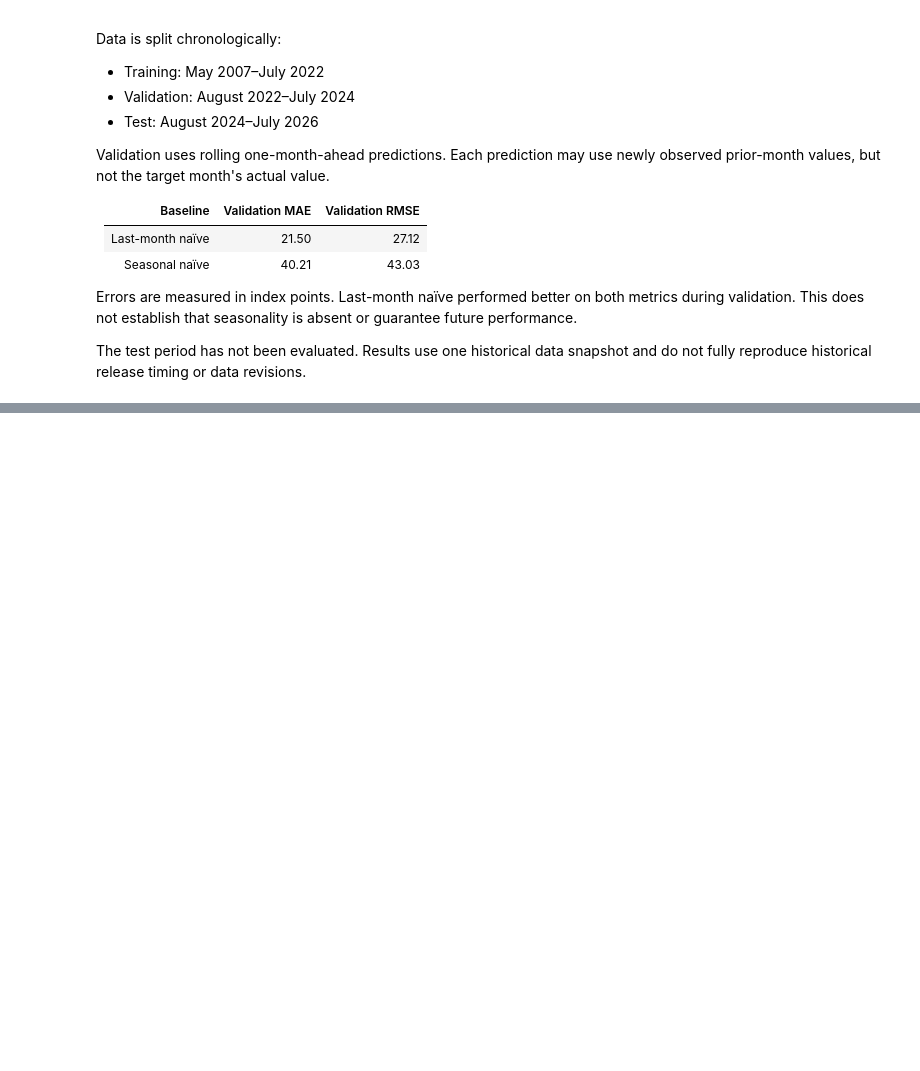
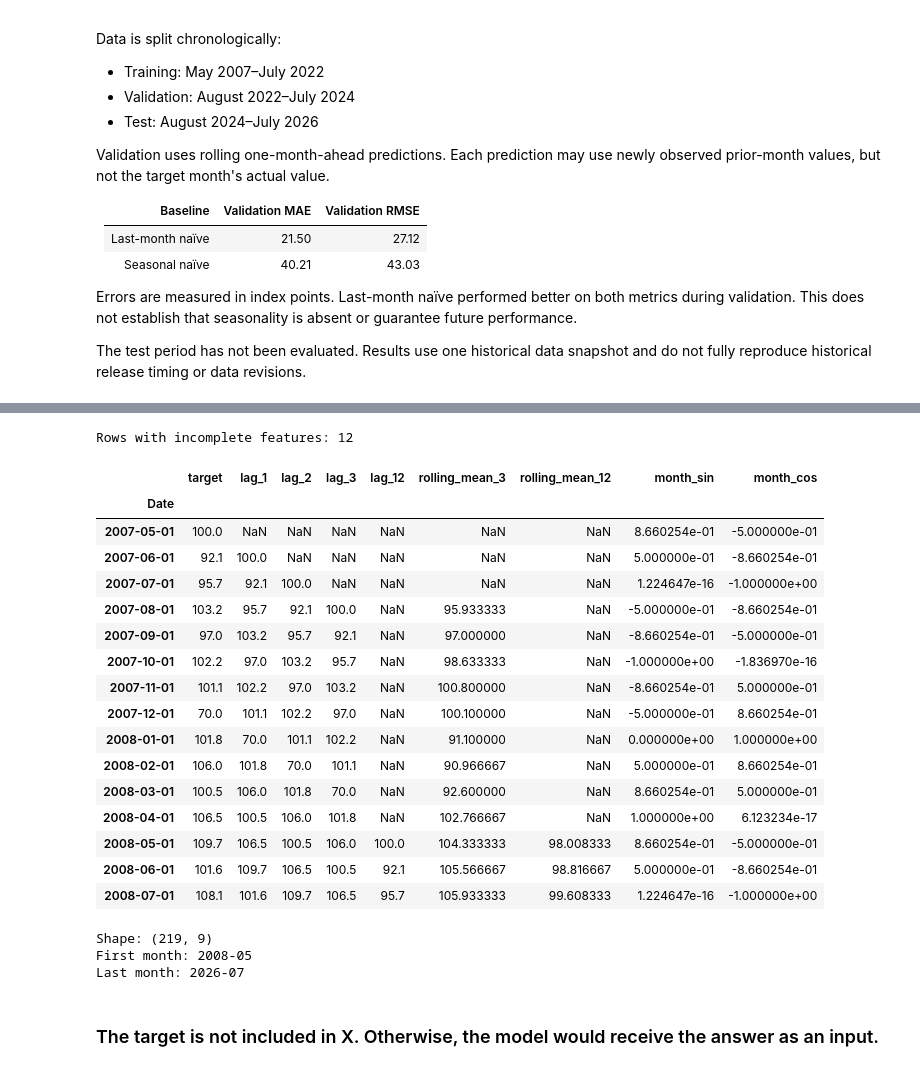
Before and after one commit to kamalpreetsinghh/nz-job-market-data-analysis, a Jupyter notebook: notebooks/06_monthly_forecasting.ipynb, the cells around one changed output, grey strips where cells are left out. Drawn from its saved outputs; the diff is of its cells as text; code cells hidden in the pictures; blank space fills up the shorter version.

```diff
--- a/notebooks/06_monthly_forecasting.ipynb
+++ b/notebooks/06_monthly_forecasting.ipynb
@@ -163,0 +169,7 @@ or data revisions.
+# %%
+model_data = pd.DataFrame({"target": target})
+
+for lag in [1, 2, 3, 12]:
+    model_data[f"lag_{lag}"] = target.shift(lag)
+
+model_data.head()
@@ -163,0 +216,12 @@ or data revisions.
+# %%
+import numpy as np
+
+month_number = model_data.index.month
+
+model_data["month_sin"] = np.sin(
+    2 * np.pi * (month_number - 1) / 12
+)
+
+model_data["month_cos"] = np.cos(
+    2 * np.pi * (month_number - 1) / 12
+)
@@ -163,0 +240,52 @@ or data revisions.
+# %%
+feature_columns = [
+    "lag_1",
+    "lag_2",
+    "lag_3",
+    "lag_12",
+    "rolling_mean_3",
+    "rolling_mean_12",
+    "month_sin",
+    "month_cos"
+]
+
+incomplete_features = (
+    model_data[feature_columns].isna().any(axis=1)
+)
+
+print("Rows with incomplete features:", incomplete_features.sum())
+
+assert incomplete_features.iloc[:12].all()
+assert not incomplete_features.iloc[12:].any()
+assert model_data["target"].notna().all()
+
+model_data.head(15)
+# %% [output]
+Rows with incomplete features: 12
+|  | target | lag_1 | lag_2 | lag_3 | lag_12 | rolling_mean_3 | rolling_mean_12 | month_sin | month_cos |
+| Date |  |  |  |  |  |  |  |  |  |
+| 2007-05-01 | 100.0 | NaN | NaN | NaN | NaN | NaN | NaN | 8.660254e-01 | -5.000000e-01 |
+| 2007-06-01 | 92.1 | 100.0 | NaN | NaN | NaN | NaN | NaN | 5.000000e-01 | -8.660254e-01 |
+| 2007-07-01 | 95.7 | 92.1 | 100.0 | NaN | NaN | NaN | NaN | 1.224647e-16 | -1.000000e+00 |
+| 2007-08-01 | 103.2 | 95.7 | 92.1 | 100.0 | NaN | 95.933333 | NaN | -5.000000e-01 | -8.660254e-01 |
+| 2007-09-01 | 97.0 | 103.2 | 95.7 | 92.1 | NaN | 97.000000 | NaN | -8.660254e-01 | -5.000000e-01 |
+| 2007-10-01 | 102.2 | 97.0 | 103.2 | 95.7 | NaN | 98.633333 | NaN | -1.000000e+00 | -1.836970e-16 |
+| 2007-11-01 | 101.1 | 102.2 | 97.0 | 103.2 | NaN | 100.800000 | NaN | -8.660254e-01 | 5.000000e-01 |
+| 2007-12-01 | 70.0 | 101.1 | 102.2 | 97.0 | NaN | 100.100000 | NaN | -5.000000e-01 | 8.660254e-01 |
+| 2008-01-01 | 101.8 | 70.0 | 101.1 | 102.2 | NaN | 91.100000 | NaN | 0.000000e+00 | 1.000000e+00 |
+| 2008-02-01 | 106.0 | 101.8 | 70.0 | 101.1 | NaN | 90.966667 | NaN | 5.000000e-01 | 8.660254e-01 |
+| 2008-03-01 | 100.5 | 106.0 | 101.8 | 70.0 | NaN | 92.600000 | NaN | 8.660254e-01 | 5.000000e-01 |
+| 2008-04-01 | 106.5 | 100.5 | 106.0 | 101.8 | NaN | 102.766667 | NaN | 1.000000e+00 | 6.123234e-17 |
+| 2008-05-01 | 109.7 | 106.5 | 100.5 | 106.0 | 100.0 | 104.333333 | 98.008333 | 8.660254e-01 | -5.000000e-01 |
+| 2008-06-01 | 101.6 | 109.7 | 106.5 | 100.5 | 92.1 | 105.566667 | 98.816667 | 5.000000e-01 | -8.660254e-01 |
+| 2008-07-01 | 108.1 | 101.6 | 109.7 | 106.5 | 95.7 | 105.933333 | 99.608333 | 1.224647e-16 | -1.000000e+00 |
+# %%
+model_ready = model_data.loc[~incomplete_features].copy()
+
+print("Shape:", model_ready.shape)
+print("First month:", model_ready.index.min().to_period("M"))
+print("Last month:", model_ready.index.max().to_period("M"))
+# %% [output]
+Shape: (219, 9)
+First month: 2008-05
+Last month: 2026-07
@@ -163,0 +304,2 @@ or data revisions.
+# %% [markdown]
+### The target is not included in X. Otherwise, the model would receive the answer as an input.
```
Also changed, not shown: parts of 10 cells of this notebook.
